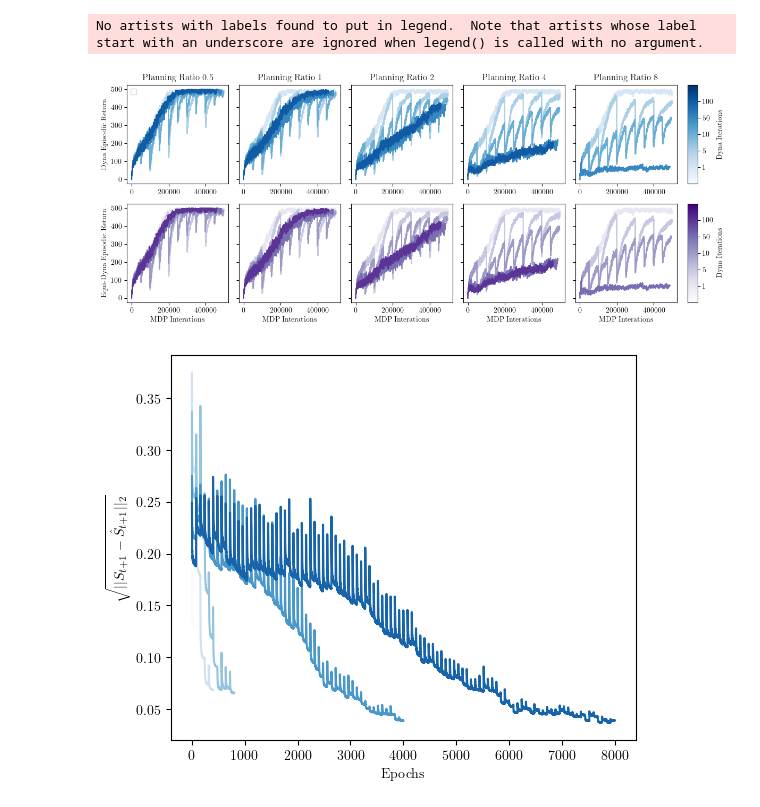
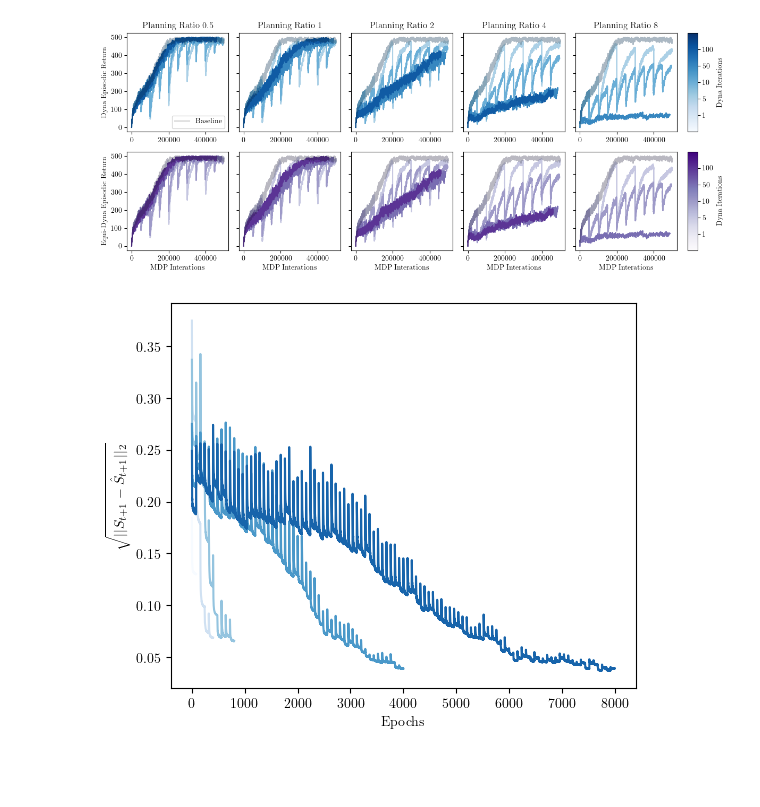
Before and after one commit to seancraven/mono_ms, a Jupyter notebook: dyna/dyna_hyp_cp.ipynb, the cells around one changed output. Saved outputs shown, nothing was run; the diff lists cells and outputs as text; code cells hidden in the pictures; blank space fills up the shorter version.

Commit message:
plotting update

```diff
--- a/dyna/dyna_hyp_cp.ipynb
+++ b/dyna/dyna_hyp_cp.ipynb
@@ -34,36 +38,35 @@ equi_results = {key: array[1][1].reshape(128, -1) for key, array in equi_results
 # %%
 fig, ax = plt.subplots(2, 6, figsize=(12, 5), width_ratios=[1, 1, 1, 1, 1, 0.1])
 cmap = plt.cm.Blues
 cmap_equi = plt.cm.Purples
 for i, pr in enumerate(planning_ratios):
     for j, iter_ in enumerate(dyna_iters):
         try:
             ax[0, i].plot(results[(pr, iter_)].mean(axis=0), c = cmap((j+1)/(len(dyna_iters)+1)))
-            ax[1, i].plot(results[(pr, iter_)].mean(axis=0), c=cmap_equi((j+1)/(len(dyna_iters)+1)))
+            ax[1, i].plot(equi_results[(pr, iter_)].mean(axis=0), c=cmap_equi((j+1)/(len(dyna_iters)+1)))
         except KeyError as e:
             pass
         returns = base_metrics[1].info["returned_episode_returns"].reshape(128, -1)
-    # ax[1,i].plot(returns.mean(axis=0), label="Baseline", c= "black", alpha=0.2)
-    # ax[0, i].plot(returns.mean(axis=0), label="Baseline", c= "black", alpha=0.2)
+    ax[1,i].plot(returns.mean(axis=0), label="Baseline", c= "black", alpha=0.2)
+    ax[0, i].plot(returns.mean(axis=0), label="Baseline", c= "black", alpha=0.2)
     ax[0, i].set_title(f"Planning Ratio {pr}")
     ax[1, i].set_xlabel("MDP Interations")
 for i in range(1, 5):
-    ax[ 0,i,].set_yticklabels([])
-    ax[ 1,i,].set_yticklabels([])
+    ax[0,i].set_yticklabels([])
+    ax[1,i].set_yticklabels([])
 ax[0, 0].set_ylabel("Dyna Episodic Return")
 ax[1, 0].set_ylabel("Equi-Dyna Episodic Return")
 ax[0, 0].legend()
 norm = Normalize(vmin=0, vmax=1)
 fig.colorbar(plt.cm.ScalarMappable(cmap=cmap, norm=norm), cax=ax[0, 5])
 fig.colorbar(plt.cm.ScalarMappable(cmap=cmap_equi, norm=norm), cax=ax[1,5])
 ax[ 0,5,].set_yticks([(i+1)/(len(dyna_iters)+1) for i,_ in enumerate(dyna_iters)], dyna_iters)
 ax[ 1,5,].set_yticks([(i+1)/(len(dyna_iters)+1) for i,_ in enumerate(dyna_iters)], dyna_iters)
 ax[ 0,5,].set_ylabel("Dyna Iterations")
 ax[ 1,5,].set_ylabel("Dyna Iterations")
 fig.tight_layout()
 # %% [output]
-No artists with labels found to put in legend.  Note that artists whose label start with an underscore are ignored when legend() is called with no argument.
-[figure, old version]
+[figure, new version]
 # %%
 fig, ax = plt.subplots(figsize=(6,5))
 for i, iter_ in enumerate(dyna_iters):
```
Also changed, not shown: parts of 1 cell of this notebook.
